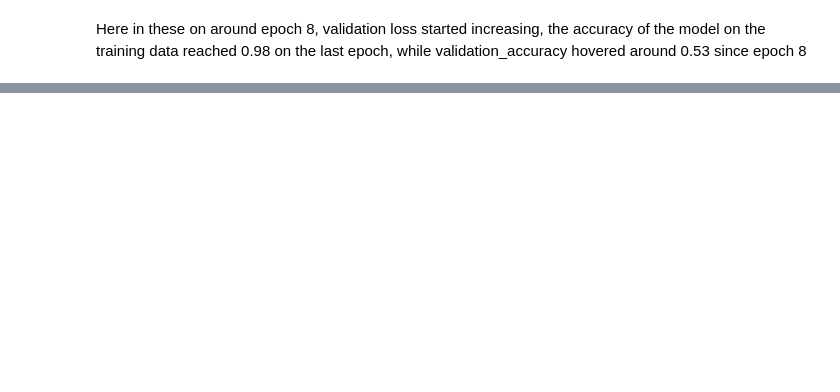
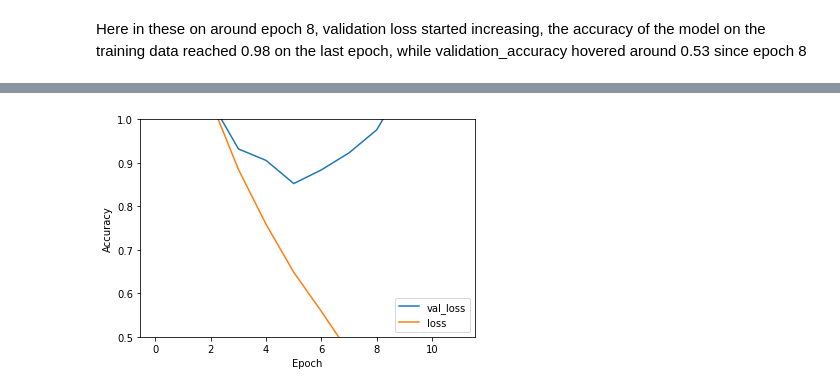
Before and after one commit to sssskipjack/CIFAR-10-Classification-model, a Jupyter notebook: CIFAR-10-CLASSIFICATION.ipynb, the cells around one changed output, grey strips where cells are left out. Saved outputs shown, nothing was run; the diff lists cells and outputs as text; code cells hidden in the pictures; blank space fills up the shorter version.

```diff
--- a/CIFAR-10-CLASSIFICATION.ipynb
+++ b/CIFAR-10-CLASSIFICATION.ipynb
@@ -445,0 +531,10 @@ Here in these on around epoch 8, validation loss started increasing, the accurac
+# %%
+plt.plot(statistic_5.history['val_loss'], label = 'val_loss')
+plt.plot(statistic_5.history['loss'], label = 'loss')
+plt.xlabel('Epoch')
+plt.ylabel('Accuracy')
+plt.ylim([0.5, 1])
+plt.legend(loc='lower right')
+
+test_loss, test_acc = model.evaluate(X_test,  y_test, verbose=2)
+# %% [output]
@@ -445,0 +542 @@ Here in these on around epoch 8, validation loss started increasing, the accurac
+[figure, added]
```
Also changed, not shown: parts of 19 cells of this notebook, 3 other files.
